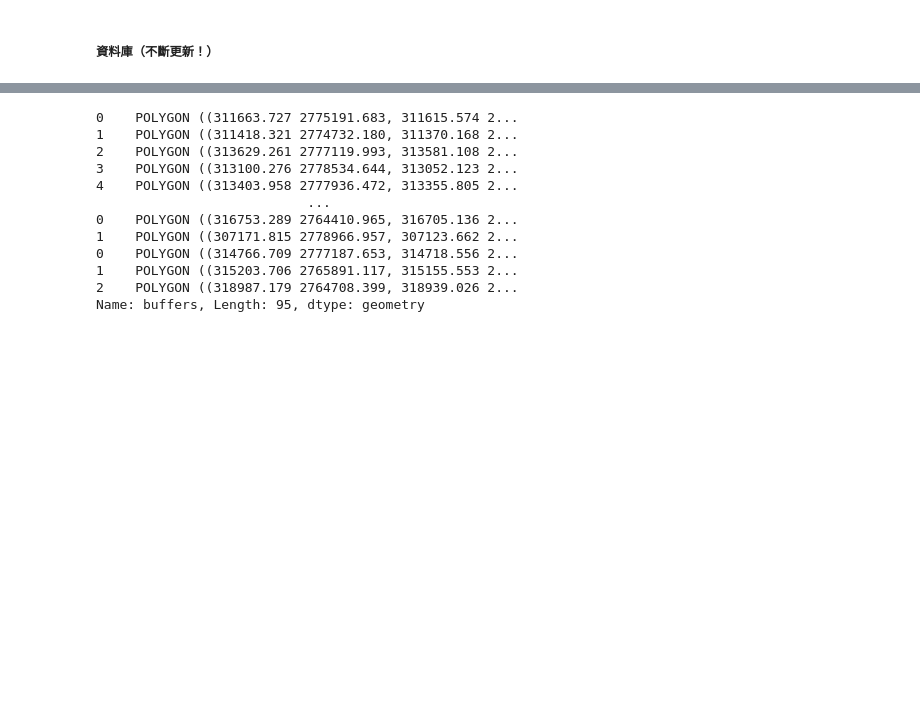
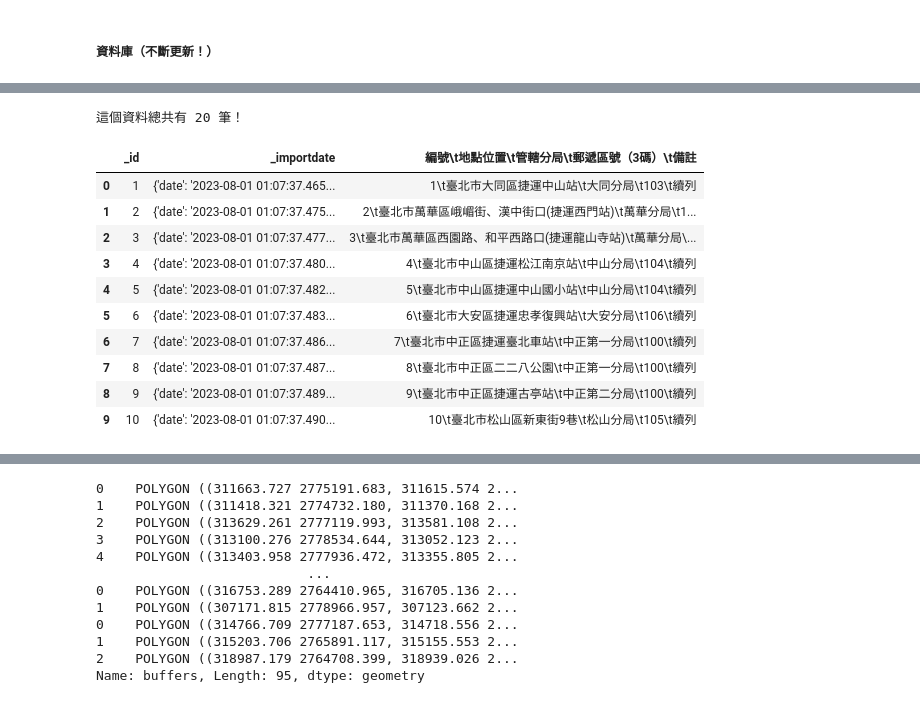
Before and after one commit to petrus1732/Taipei-City-Dashboard-FE, a Jupyter notebook: src/dataProcessingXD/LetsGo.ipynb, the cells around one changed output, grey strips where cells are left out. Saved outputs shown, nothing was run; the diff lists cells and outputs as text; code cells hidden in the pictures; blank space fills up the shorter version.

````diff
--- a/src/dataProcessingXD/LetsGo.ipynb
+++ b/src/dataProcessingXD/LetsGo.ipynb
@@ -19,13 +19,7 @@ from shapely.geometry import Point, Polygon
 # %% [markdown]
 ##### 獲取臺北大數據中心資料：```get_datataipei_api```
 # %%
-
-
 def get_datataipei_api(rid):
-    '''
-    Get Data.taipei API，自動遍歷所有資料。
-    (data.taipei的API單次return最多1000筆，因此需利用offset定位，取得所有資料)
-    '''
     url = f"""https://data.taipei/api/v1/dataset/{rid}?scope=resourceAquire"""
     response = requests.request("GET", url)
     data_dict = response.json()
@@ -43,6 +37,6 @@ def get_datataipei_api(rid):
 ##### 資料庫（不斷更新！）
 # %%
 祝您好孕資料庫 = {
-    "婦幼安全警示地點": "016bf772-71bd-4500-aba2-22387a1d0ae7"
+    "112上半年婦幼安全警示地點": "016bf772-71bd-4500-aba2-22387a1d0ae7"
 }
 # %% [markdown]
@@ -88,0 +49,18 @@ def get_datataipei_api(rid):
+# %%
+# 取得資料
+婦幼安全警示區資料 = get_datataipei_api(祝您好孕資料庫["112上半年婦幼安全警示地點"])
+print("這個資料總共有", 婦幼安全警示區資料.shape[0], "筆！")
+婦幼安全警示區資料.head(10)
+# %% [output]
+這個資料總共有 20 筆！
+|  | _id | _importdate | 編號\t地點位置\t管轄分局\t郵遞區號（3碼）\t備註 |
+| 0 | 1 | {'date': '2023-08-01 01:07:37.465... | 1\t臺北市大同區捷運中山站\t大同分局\t103\t續列 |
+| 1 | 2 | {'date': '2023-08-01 01:07:37.475... | 2\t臺北市萬華區峨嵋街、漢中街口(捷運西門站)\t萬華分局\t1... |
+| 2 | 3 | {'date': '2023-08-01 01:07:37.477... | 3\t臺北市萬華區西園路、和平西路口(捷運龍山寺站)\t萬華分局\... |
+| 3 | 4 | {'date': '2023-08-01 01:07:37.480... | 4\t臺北市中山區捷運松江南京站\t中山分局\t104\t續列 |
+| 4 | 5 | {'date': '2023-08-01 01:07:37.482... | 5\t臺北市中山區捷運中山國小站\t中山分局\t104\t續列 |
+| 5 | 6 | {'date': '2023-08-01 01:07:37.483... | 6\t臺北市大安區捷運忠孝復興站\t大安分局\t106\t續列 |
+| 6 | 7 | {'date': '2023-08-01 01:07:37.486... | 7\t臺北市中正區捷運臺北車站\t中正第一分局\t100\t續列 |
+| 7 | 8 | {'date': '2023-08-01 01:07:37.487... | 8\t臺北市中正區二二八公園\t中正第一分局\t100\t續列 |
+| 8 | 9 | {'date': '2023-08-01 01:07:37.489... | 9\t臺北市中正區捷運古亭站\t中正第二分局\t100\t續列 |
+| 9 | 10 | {'date': '2023-08-01 01:07:37.490... | 10\t臺北市松山區新東街9巷\t松山分局\t105\t續列 |
````
Also changed, not shown: parts of 7 cells of this notebook.
